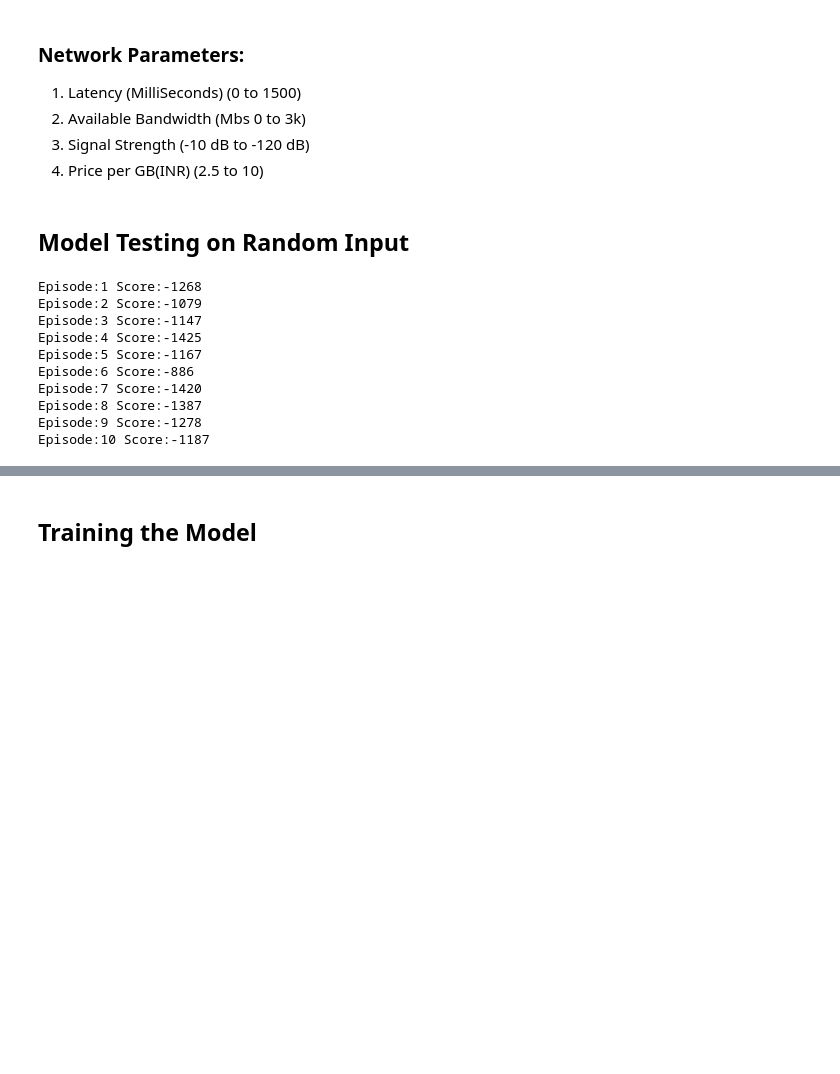
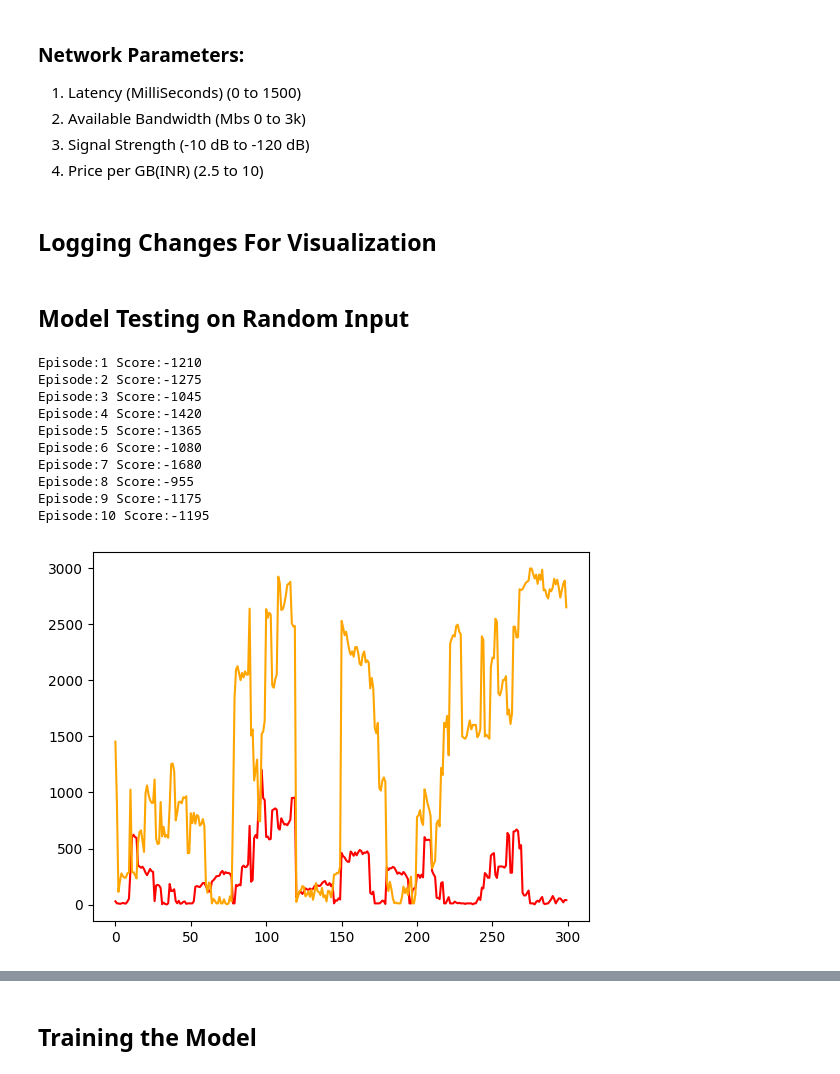
Before and after one commit to FortemDave/Reinforcement-Learning-for-Network-Selection, a Jupyter notebook: Reinforcement Learning.ipynb, the cells around one changed output, grey strips where cells are left out. Drawn from its saved outputs; the diff is of its cells as text; code cells hidden in the pictures; blank space fills up the shorter version.

Commit message:
Added Graphs For Visualization

```diff
--- a/Reinforcement Learning.ipynb
+++ b/Reinforcement Learning.ipynb
@@ -45,3 +46,5 @@ from gym.spaces import Discrete, Box, Dict, Tuple, MultiBinary, MultiDiscrete
 2. Available Bandwidth (Mbs 0 to 3k)
 3. Signal Strength (-10 dB to -120 dB)
 4. Price per GB(INR) (2.5 to 10)
+# %% [markdown]
+## Logging Changes For Visualization
@@ -121,7 +185,7 @@ class NetworkSelection(Env):
 # Model Performance on Random Input
 
 episodes = 10
-env = NetworkSelection(available_networks=10)
+env = NetworkSelection(available_networks=10,rate_of_change=0.15)
 for episode in range(1,episodes+1):
     obs = env.reset()
     done = False
@@ -135,13 +199,30 @@ for episode in range(1,episodes+1):
     print(f'Episode:{episode} Score:{score}')
 env.close()
 # %% [output]
-Episode:1 Score:-1268
-Episode:2 Score:-1079
-Episode:3 Score:-1147
-Episode:4 Score:-1425
-Episode:5 Score:-1167
-Episode:6 Score:-886
-Episode:7 Score:-1420
-Episode:8 Score:-1387
-Episode:9 Score:-1278
-Episode:10 Score:-1187
+Episode:1 Score:-1210
+Episode:2 Score:-1275
+Episode:3 Score:-1045
+Episode:4 Score:-1420
+Episode:5 Score:-1365
+Episode:6 Score:-1080
+Episode:7 Score:-1680
+Episode:8 Score:-955
+Episode:9 Score:-1175
+Episode:10 Score:-1195
+# %%
+%matplotlib inline
+# app_latency_changes
+# app_bandwidth_changes
+
+# number_of_networks = 10
+# network_stats_latency
+# network_stats_bandwidth
+
+# best_network_latency
+# best_network_bandwidth
+# networkSelected
+plt.plot(np.arange(0,len(app_latency_changes)),app_latency_changes,color='red')
+plt.plot(np.arange(0,len(app_bandwidth_changes)),app_bandwidth_changes,color='orange')
+plt.show()
+# %% [output]
+[figure, added]
```
Also changed, not shown: parts of 13 cells of this notebook, 2 other files.
